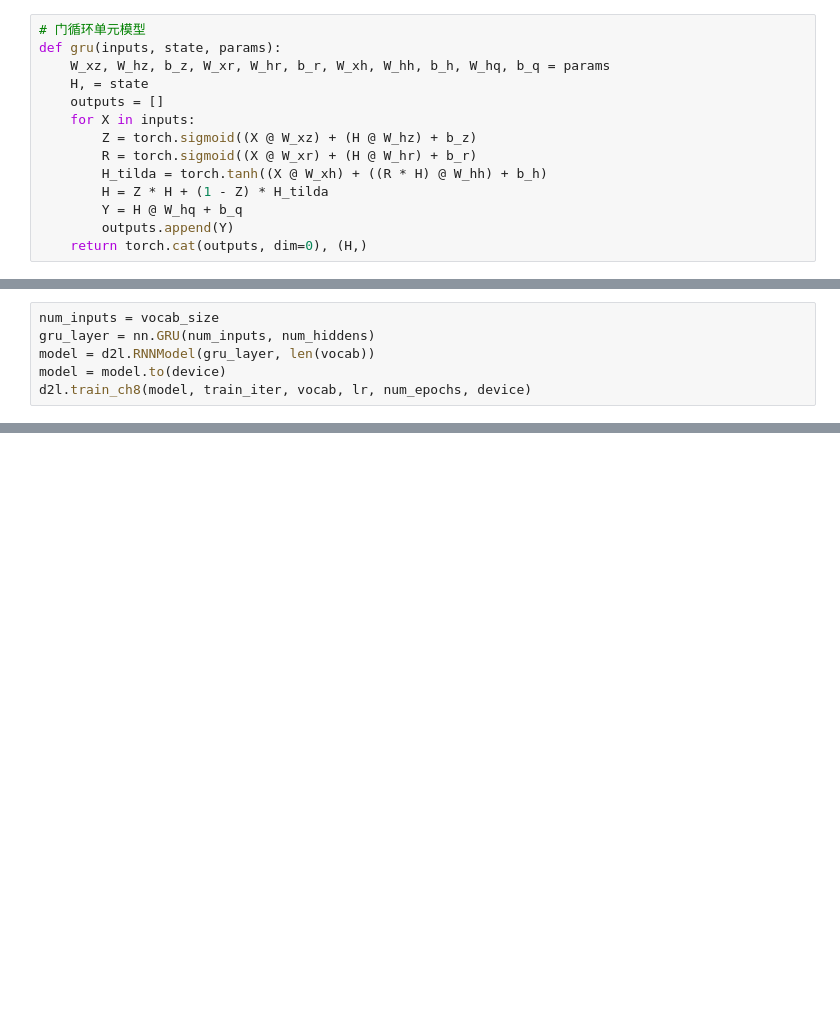
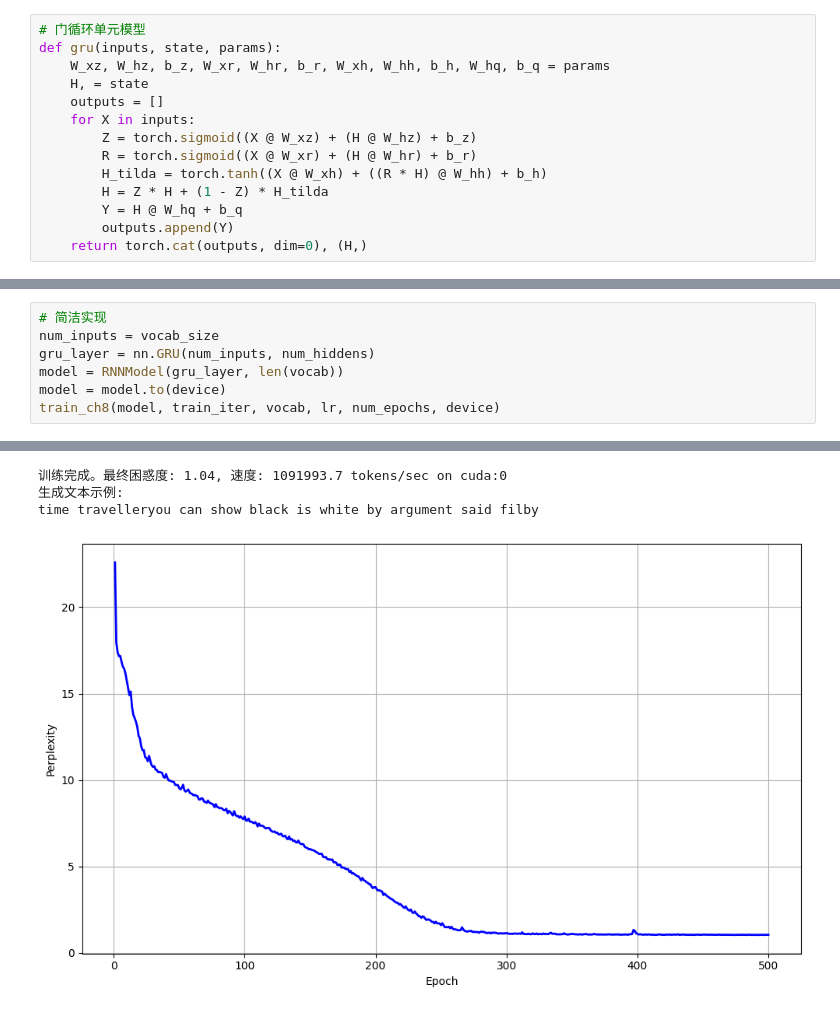
Before and after one commit to SimonSkywalke/diveIntoDeepLearningEasy, a Jupyter notebook: chapter9_recurrent-modern/9.1_gru.ipynb, the cells around one changed output, grey strips where cells are left out. Cells and saved outputs as stored; diff of their text form; blank space fills up the shorter version.

```diff
--- a/chapter9_recurrent-modern/9.1_gru.ipynb
+++ b/chapter9_recurrent-modern/9.1_gru.ipynb
@@ -66,7 +284,8 @@ d2l.train_ch8(model, train_iter, vocab, lr, num_epochs, device)
 # %%
+# 简洁实现
 num_inputs = vocab_size
 gru_layer = nn.GRU(num_inputs, num_hiddens)
-model = d2l.RNNModel(gru_layer, len(vocab))
+model = RNNModel(gru_layer, len(vocab))
 model = model.to(device)
-d2l.train_ch8(model, train_iter, vocab, lr, num_epochs, device)
+train_ch8(model, train_iter, vocab, lr, num_epochs, device)
 # %% [output]
@@ -73,0 +292,4 @@ d2l.train_ch8(model, train_iter, vocab, lr, num_epochs, device)
+训练完成。最终困惑度: 1.04, 速度: 1091993.7 tokens/sec on cuda:0
+生成文本示例:
+time travelleryou can show black is white by argument said filby
+[figure, added]
```
Also changed, not shown: parts of 13 cells of this notebook.
